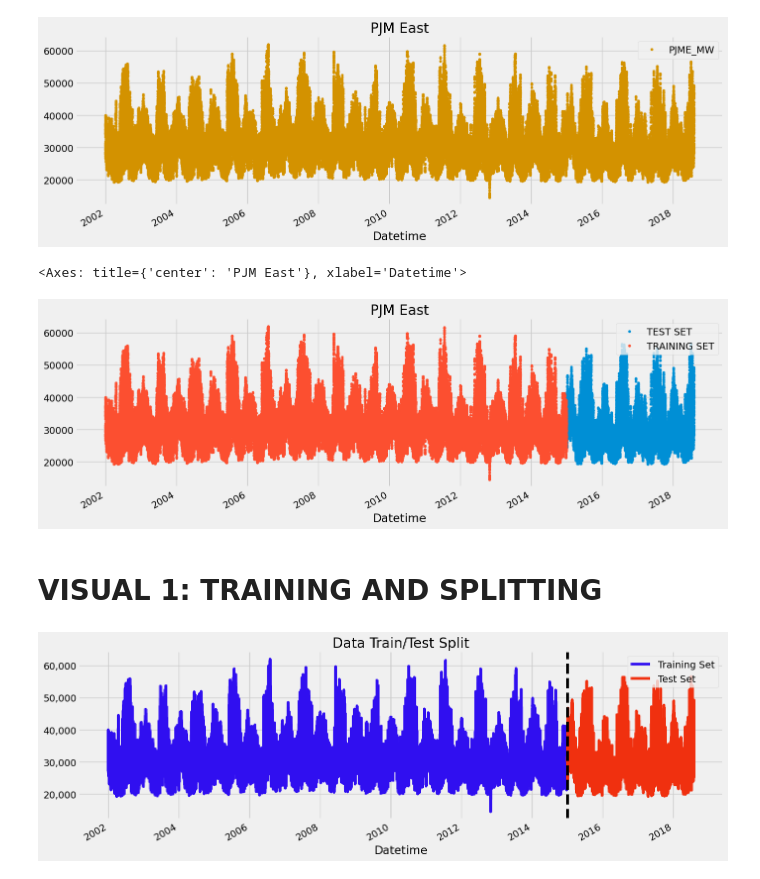
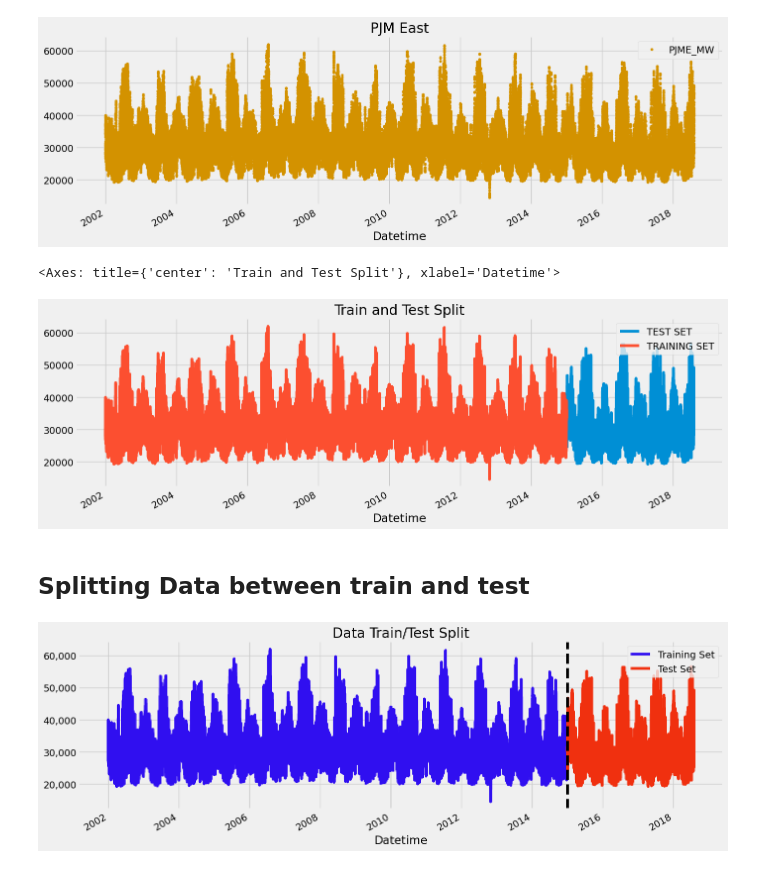
Before and after one commit to TrevorKap/ProjectRecreation, a Jupyter notebook: Energy_Consumption_Model/EnergyConsumption.ipynb, the cells around one changed output. Cells and saved outputs as stored; diff of their text form; code cells hidden in the pictures.

```diff
--- a/Energy_Consumption_Model/EnergyConsumption.ipynb
+++ b/Energy_Consumption_Model/EnergyConsumption.ipynb
@@ -10,3 +15,3 @@ plt.style.use('fivethirtyeight')
 # %%
-pjme = pd.read_excel(r"C:\Users\Owner\Documents\RStudio\PythonData\Data\HourlyEnergy\PJME2_hourly.xlsx", index_col=[0], parse_dates=[0])
+pjme = pd.read_excel(r"C:\Users\Owner\Documents\Python\Data\HourlyEnergy\PJME2_hourly.xlsx", index_col=[0], parse_dates=[0])
 # %%
@@ -17,16 +22,16 @@ pjme.plot(style='.', figsize=(15,5), color=color_pal[1], title='PJM East')
 # %%
 split_date = '01-Jan-2015'
 pjme_train = pjme.loc[pjme.index <= split_date].copy()
 pjme_test = pjme.loc[pjme.index > split_date].copy()
 pjme_test \
     .rename(columns={'PJME_MW': 'TEST SET'}) \
     .join(pjme_train.rename(columns={'PJME_MW': 'TRAINING SET'}), how='outer') \
-    .plot(figsize=(15,5), title='PJM East', style='.')
+    .plot(figsize=(15,5), title='Train and Test Split', style='-')
 # %% [output]
-<Axes: title={'center': 'PJM East'}, xlabel='Datetime'>
+<Axes: title={'center': 'Train and Test Split'}, xlabel='Datetime'>
-[figure, old version]
+[figure, new version]
-# %% [markdown]
-# VISUAL 1: TRAINING AND SPLITTING
+# %% [markdown]
+## Splitting Data between train and test
 # %%
 import matplotlib.pyplot as plt
 from matplotlib.ticker import FuncFormatter
```
Also changed, not shown: parts of 5 cells of this notebook.
